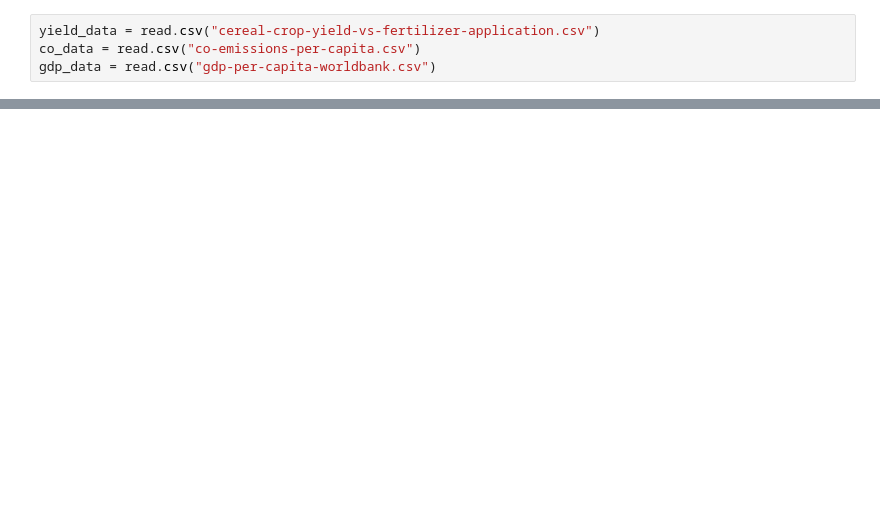
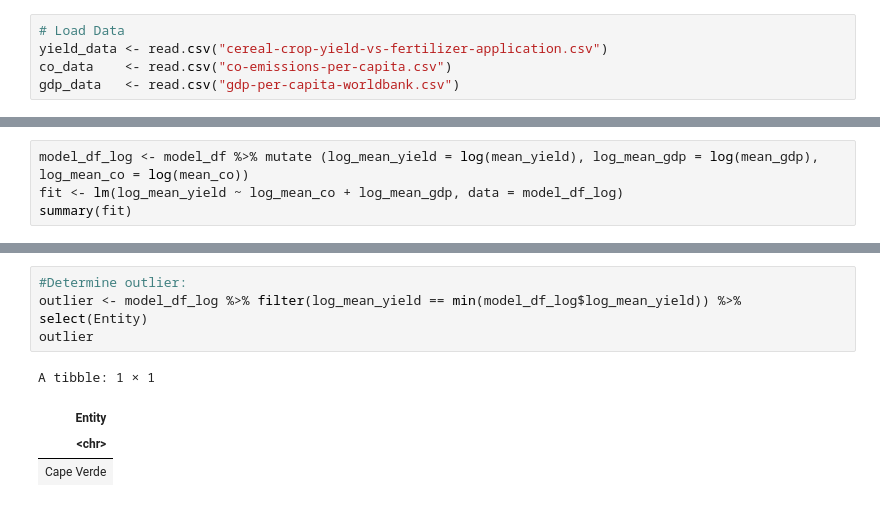
Before and after one commit to ebarr02/Crop-Yield-Analysis, a Jupyter notebook: CropYieldAnalysis.ipynb, the cells around one changed output, grey strips where cells are left out. Drawn from its saved outputs; the diff is of its cells as text; blank space fills up the shorter version.

```diff
--- a/CropYieldAnalysis.ipynb
+++ b/CropYieldAnalysis.ipynb
@@ -22,5 +10,6 @@ Installing package into ‘/home/jupyter/R/x86_64-pc-linux-gnu-library/4.5’
 # %%
-yield_data = read.csv("cereal-crop-yield-vs-fertilizer-application.csv")
-co_data = read.csv("co-emissions-per-capita.csv")
-gdp_data = read.csv("gdp-per-capita-worldbank.csv")
+# Load Data
+yield_data <- read.csv("cereal-crop-yield-vs-fertilizer-application.csv")
+co_data    <- read.csv("co-emissions-per-capita.csv")
+gdp_data   <- read.csv("gdp-per-capita-worldbank.csv")
 # %%
@@ -94,0 +84,4 @@ From these plots, it appears highly likely that both GDP per capita and CO₂ em
+# %%
+model_df_log <- model_df %>% mutate (log_mean_yield = log(mean_yield), log_mean_gdp = log(mean_gdp), log_mean_co = log(mean_co))
+fit <- lm(log_mean_yield ~ log_mean_co + log_mean_gdp, data = model_df_log)
+summary(fit)
@@ -94,0 +134,9 @@ From these plots, it appears highly likely that both GDP per capita and CO₂ em
+# %%
+#Determine outlier:
+outlier <- model_df_log %>% filter(log_mean_yield == min(model_df_log$log_mean_yield)) %>% select(Entity)
+outlier
+# %% [output]
+A tibble: 1 × 1
+| Entity |
+| <chr> |
+| Cape Verde |
```
Also changed, not shown: parts of 13 cells of this notebook.
